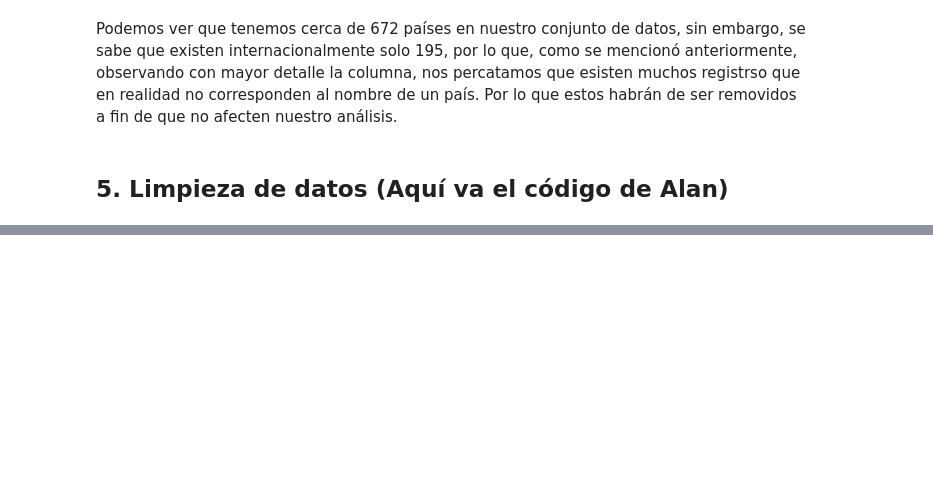
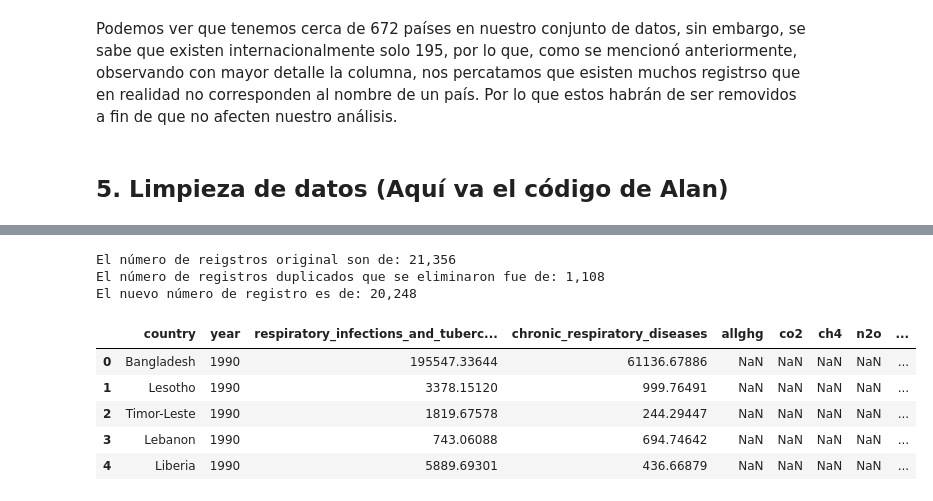
Before and after one commit to POF77/BEDU.M2.Proyecto, a Jupyter notebook: Proyecto_BEDU.ipynb, the cells around one changed output, grey strips where cells are left out. Cells and saved outputs as stored; diff of their text form; code cells hidden in the pictures; blank space fills up the shorter version.

```diff
--- a/Proyecto_BEDU.ipynb
+++ b/Proyecto_BEDU.ipynb
@@ -159,0 +178,18 @@ Podemos ver que tenemos cerca de 672 países en nuestro conjunto de datos, sin e
+# %%
+# Eliminación de registros duplicados
+registros_originales = df.shape[0]
+df = df.drop_duplicates()
+print(f"El número de reigstros original son de: {registros_originales:,}")
+print(f"El número de registros duplicados que se eliminaron fue de: {registros_originales - df.shape[0]:,}")
+print(f"El nuevo número de registro es de: {df.shape[0]:,} \n")
+df.head()
+# %% [output]
+El número de reigstros original son de: 21,356
+El número de registros duplicados que se eliminaron fue de: 1,108
+El nuevo número de registro es de: 20,248
+|  | country | year | respiratory_infections_and_tuberc... | chronic_respiratory_diseases | allghg | co2 | ch4 | n2o | ... |
+| 0 | Bangladesh | 1990 | 195547.33644 | 61136.67886 | NaN | NaN | NaN | NaN | ... |
+| 1 | Lesotho | 1990 | 3378.15120 | 999.76491 | NaN | NaN | NaN | NaN | ... |
+| 2 | Timor-Leste | 1990 | 1819.67578 | 244.29447 | NaN | NaN | NaN | NaN | ... |
+| 3 | Lebanon | 1990 | 743.06088 | 694.74642 | NaN | NaN | NaN | NaN | ... |
+| 4 | Liberia | 1990 | 5889.69301 | 436.66879 | NaN | NaN | NaN | NaN | ... |
```
Also changed, not shown: parts of 19 cells of this notebook.
